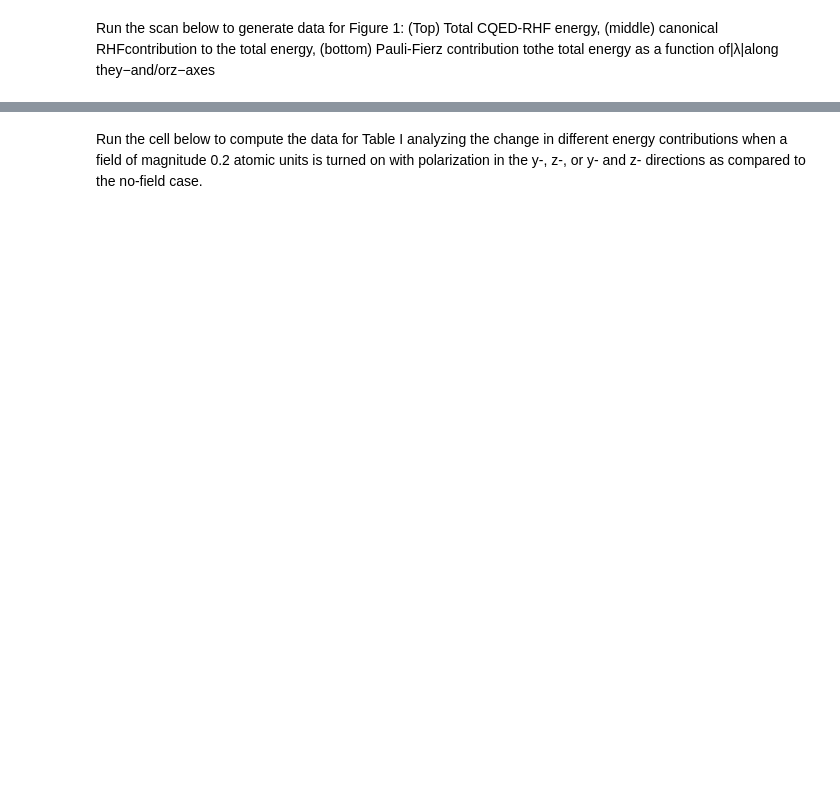
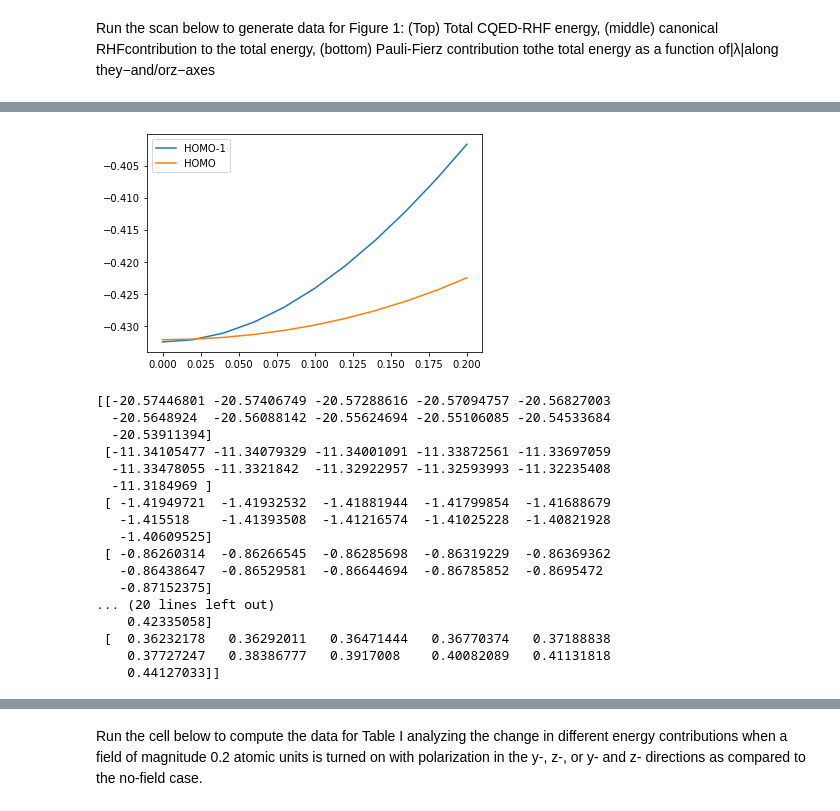
Before and after one commit to FoleyLab/psi4polaritonic, a Jupyter notebook: Formaldehyde.ipynb, the cells around one changed output, grey strips where cells are left out. Drawn from its saved outputs; the diff is of its cells as text; code cells hidden in the pictures; blank space fills up the shorter version.

```diff
--- a/Formaldehyde.ipynb
+++ b/Formaldehyde.ipynb
@@ -107,0 +126,31 @@ for l in l_mag:
+# %%
+# different magnitudes of the lambda vector
+l_mag = np.array([0., 0.02, 0.04, 0.06, 0.08, 0.1, 0.12, 0.14, 0.16, 0.18, 0.2])
+
+
+x_mag_eps = np.zeros((12,len(l_mag)))
+z_mag_eps = np.zeros((12,len(l_mag)))
+y_mag_eps = np.zeros((12,len(l_mag)))
+yz_mag_eps = np.zeros((12,len(l_mag)))
+
+
+# loop over the different lambda magnitudes and compute different contributions
+# to the CQED-RHF energy
+ctr = 0
+for l in l_mag:
+    # same magnitude, different polarizations
+    lam_x = np.array([l, 0, 0])
+    lam_y = np.array([0, l, 0])
+    lam_z = np.array([0, 0, l])
+    lam_yz = np.array([0, l/np.sqrt(2), l/np.sqrt(2)])
+
+    cqed_dict = cqed_rhf(lam_x, molstr, options_dict)
+    x_mag_eps[:,ctr] = cqed_dict["CQED-RHF EPS"][:12]
+    # results for y-polarized
+    cqed_dict = cqed_rhf(lam_y, molstr, options_dict)
+    y_mag_eps[:,ctr] = cqed_dict["CQED-RHF EPS"][:12]
+    cqed_dict = cqed_rhf(lam_z, molstr, options_dict)
+    z_mag_eps[:,ctr] = cqed_dict["CQED-RHF EPS"][:12]
+    cqed_dict = cqed_rhf(lam_yz, molstr, options_dict)
+    yz_mag_eps[:,ctr] = cqed_dict["CQED-RHF EPS"][:12]
+    ctr += 1
@@ -108,3 +175,31 @@ for l in l_mag:
+# %%
+# plots of different energy components vs different polzrizations and magnitudes
+plt.plot(l_mag, yz_mag_eps[6,:]+0.107, label="HOMO-1" )
+plt.plot(l_mag, yz_mag_eps[7,:], label="HOMO" )
+#plt.plot(l_mag, yz_mag_eps[8,:]/yz_mag_eps[8,0], label="LUMO" )
+#plt.plot(l_mag, yz_mag_eps[9,:]/yz_mag_eps[9,0], label="LUMO+1" )
+plt.legend()
+plt.show()
+print(y_mag_eps)
+# %% [output]
+[figure, added]
+[[-20.57446801 -20.57406749 -20.57288616 -20.57094757 -20.56827003
+  -20.5648924  -20.56088142 -20.55624694 -20.55106085 -20.54533684
+  -20.53911394]
+ [-11.34105477 -11.34079329 -11.34001091 -11.33872561 -11.33697059
+  -11.33478055 -11.3321842  -11.32922957 -11.32593993 -11.32235408
+  -11.3184969 ]
+ [ -1.41949721  -1.41932532  -1.41881944  -1.41799854  -1.41688679
+   -1.415518    -1.41393508  -1.41216574  -1.41025228  -1.40821928
+   -1.40609525]
+ [ -0.86260314  -0.86266545  -0.86285698  -0.86319229  -0.86369362
+   -0.86438647  -0.86529581  -0.86644694  -0.86785852  -0.8695472
+   -0.87152375]
+... (20 lines left out)
+    0.42335058]
+ [  0.36232178   0.36292011   0.36471444   0.36770374   0.37188838
+    0.37727247   0.38386777   0.3917008    0.40082089   0.41131818
+    0.44127033]]
 # %%
 # we didn't fill in the results for the |lam| = 0 results for the z- and y-, z-polarized
 # but they are the same as the y-polarized case when the magnitude is zero
```
Also changed, not shown: parts of 4 cells of this notebook, 17 other files.
